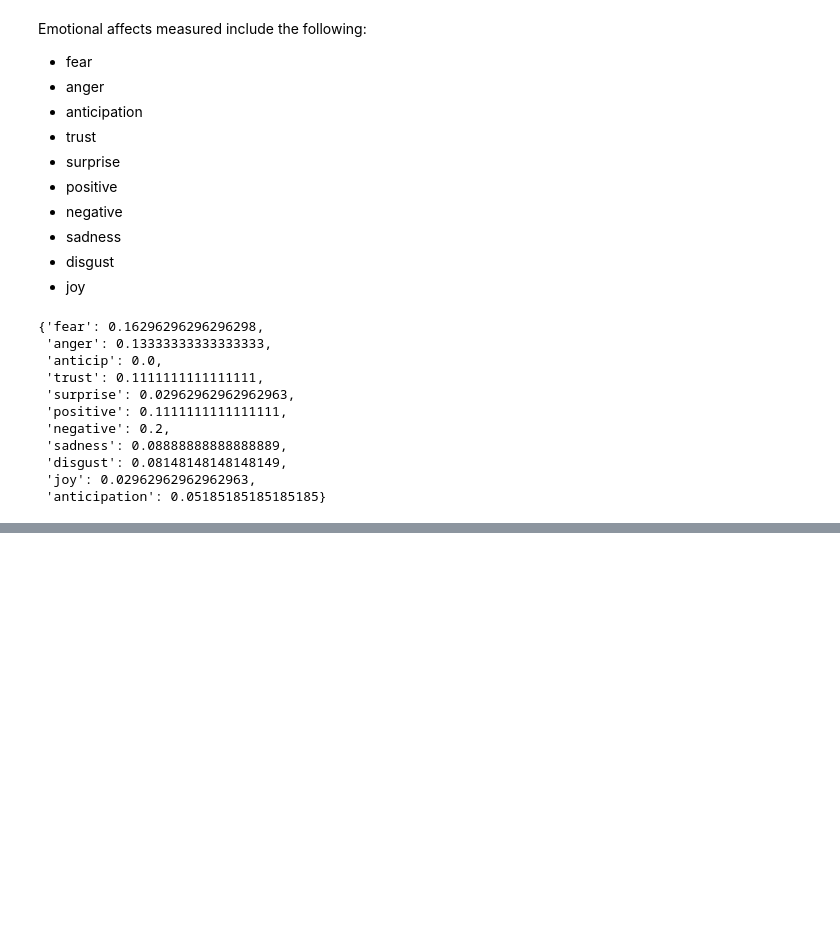
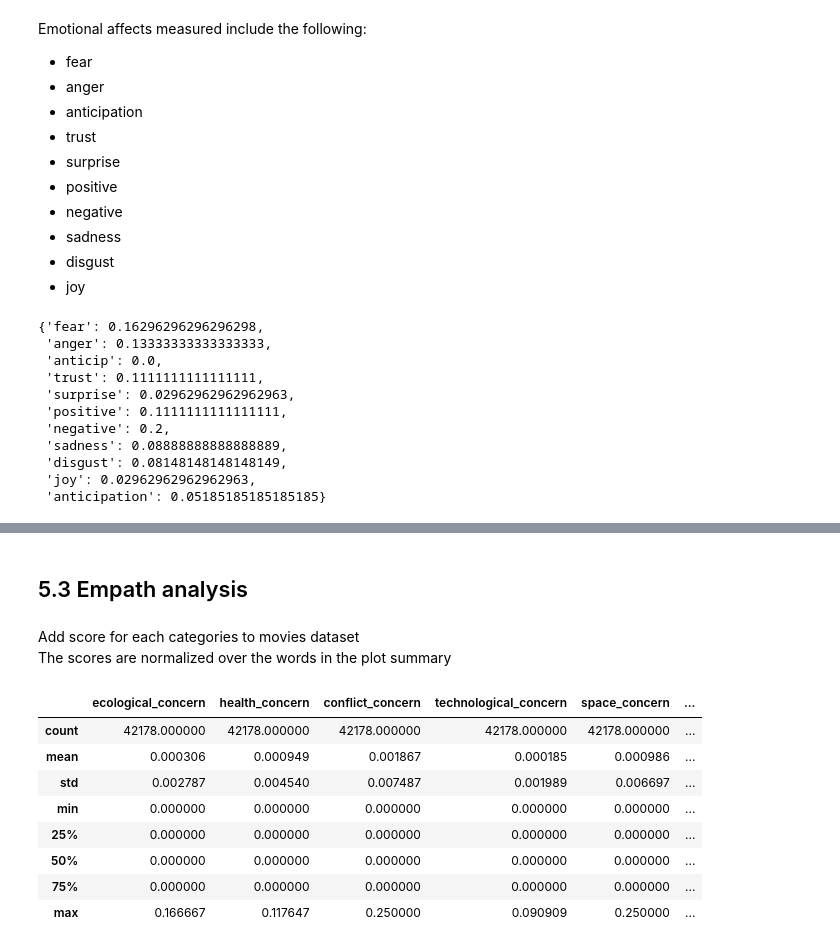
Before and after one commit to salome-baup/ada-2022-project-adaccord, a Jupyter notebook: EDA_Preprocess_Models.ipynb, the cells around one changed output, grey strips where cells are left out. Cells and saved outputs as stored; diff of their text form; code cells hidden in the pictures; blank space fills up the shorter version.

```diff
--- a/EDA_Preprocess_Models.ipynb
+++ b/EDA_Preprocess_Models.ipynb
@@ -1695,0 +1449,37 @@ distutils Version classes are deprecated. Use packaging.version instead.
+# %%
+def add_bigrams(row):
+    for tok in bigram_model[row]:
+        if '_' in tok:
+            row.append(tok)
+    return row
+# %%
+movies['for_Empath'] = movies['for_Empath'].apply(lambda row: add_bigrams(row))
+# %% [markdown]
+## 5.3 Empath analysis <a id='5.3'></a>
+# %% [markdown]
+Add score for each categories to movies dataset
+The scores are normalized over the words in the plot summary
+# %%
+def find_score_category(row, category):
+    dic = lexicon.analyze(row, categories=[category], normalize=True)
+    score = dic[category]
+    return score
+# %%
+categories = ["ecological_concern", "health_concern", "conflict_concern", "technological_concern",
+              "space_concern", "gender_inequality_concern", "homophobia_concern", "racism_concern",
+              "mental_concern", "relationships_concern"]
+
+for category in categories :
+    movies[category] = movies["for_Empath"].apply(lambda row: find_score_category(row, category))
+# %%
+movies[categories].describe()
+# %% [output]
+|  | ecological_concern | health_concern | conflict_concern | technological_concern | space_concern | ... |
+| count | 42178.000000 | 42178.000000 | 42178.000000 | 42178.000000 | 42178.000000 | ... |
+| mean | 0.000306 | 0.000949 | 0.001867 | 0.000185 | 0.000986 | ... |
+| std | 0.002787 | 0.004540 | 0.007487 | 0.001989 | 0.006697 | ... |
+| min | 0.000000 | 0.000000 | 0.000000 | 0.000000 | 0.000000 | ... |
+| 25% | 0.000000 | 0.000000 | 0.000000 | 0.000000 | 0.000000 | ... |
+| 50% | 0.000000 | 0.000000 | 0.000000 | 0.000000 | 0.000000 | ... |
+| 75% | 0.000000 | 0.000000 | 0.000000 | 0.000000 | 0.000000 | ... |
+| max | 0.166667 | 0.117647 | 0.250000 | 0.090909 | 0.250000 | ... |
```
Also changed, not shown: parts of 67 cells of this notebook.
